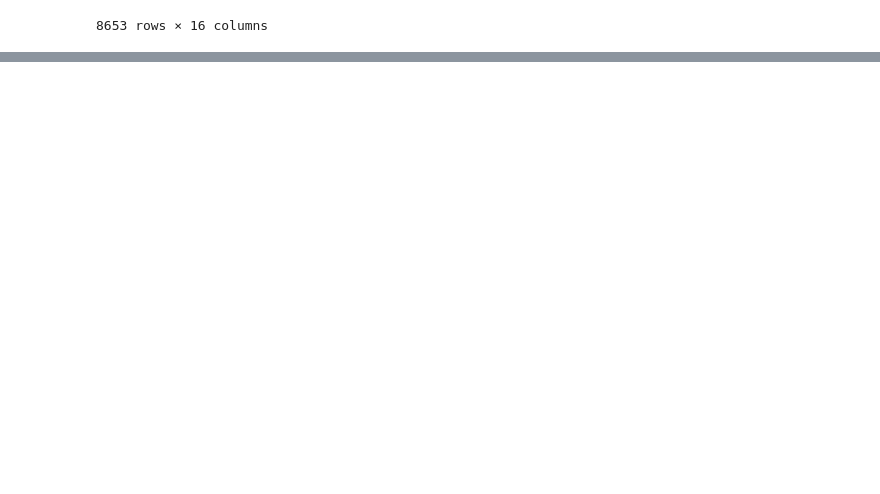
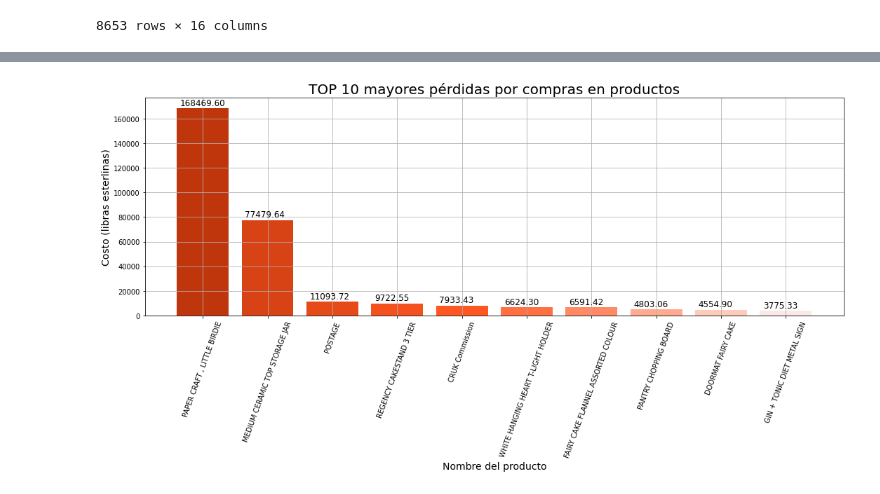
Before and after one commit to cirssax/VisualizacionDatos, a Jupyter notebook: notebooks/P2_EDA.ipynb, the cells around one changed output, grey strips where cells are left out. Drawn from its saved outputs; the diff is of its cells as text; code cells hidden in the pictures; blank space fills up the shorter version.

```diff
--- a/notebooks/P2_EDA.ipynb
+++ b/notebooks/P2_EDA.ipynb
@@ -173,0 +184,16 @@ plt.show()
+# %%
+color_palet = ["#BF360C", "#D84315", "#E64A19", "#F4511E", "#FF5722", "#FF7043", "#FF8A65", "#FFAB91", "#FFCCBC", "#FBE9E7"]
+plt.figure(figsize=(15,8))
+plt.grid()
+plt.bar(df_productosAS.index, df_productosAS["Amount_Spent"], color = color_palet)
+plt.xticks(rotation = 70)
+plt.xlabel("Nombre del producto", fontsize = 14)
+plt.ylabel("Costo (libras esterlinas)", fontsize = 14)
+plt.title("TOP 10 mayores pérdidas por compras en productos", fontsize = 20)
+# Se muestra la cantidad por cada barra
+for index,data in enumerate(df_productosAS["Amount_Spent"]):
+    plt.text(x = index-0.35, y = data + 2400, s = "{0:.2f}".format(data), fontdict=dict(fontsize = 12))
+plt.tight_layout()
+plt.show()
+# %% [output]
+[figure, added]
```
Also changed, not shown: parts of 8 cells of this notebook.
